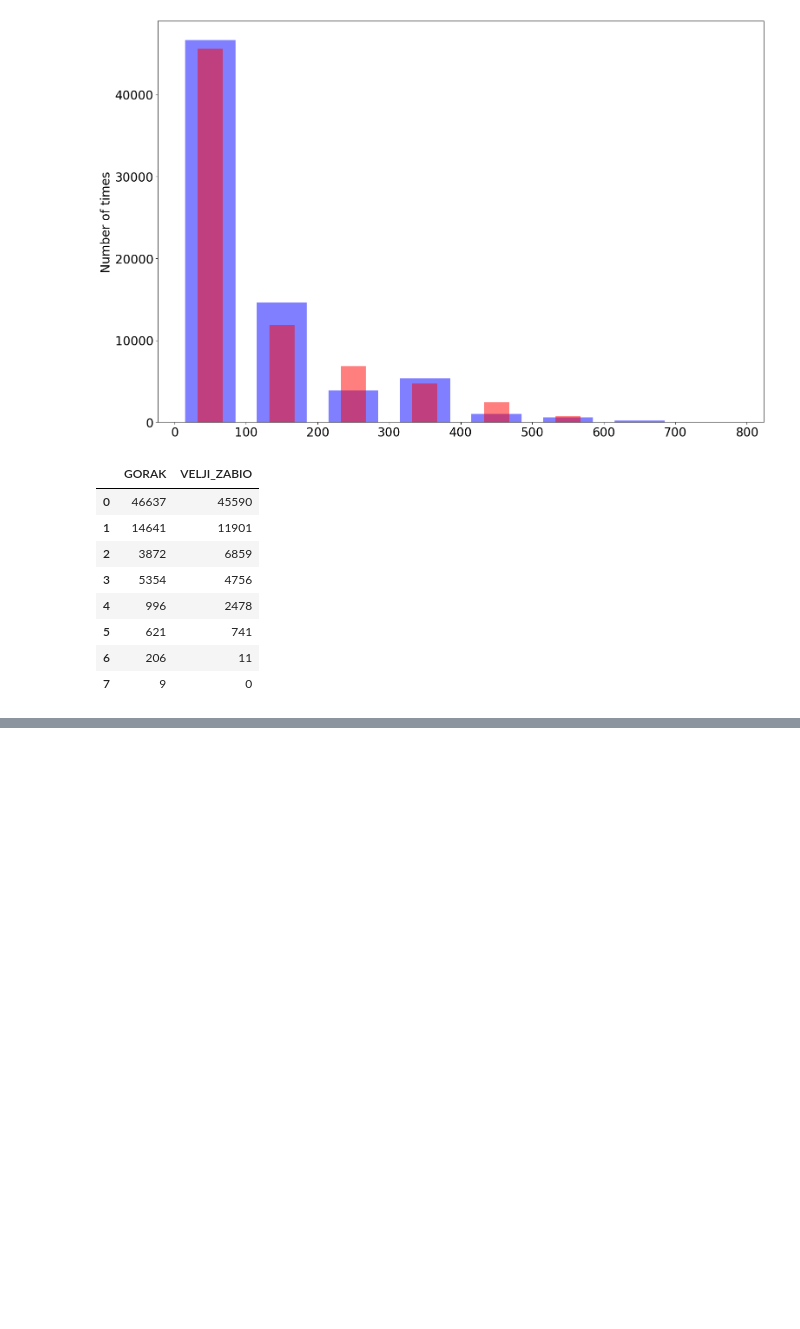
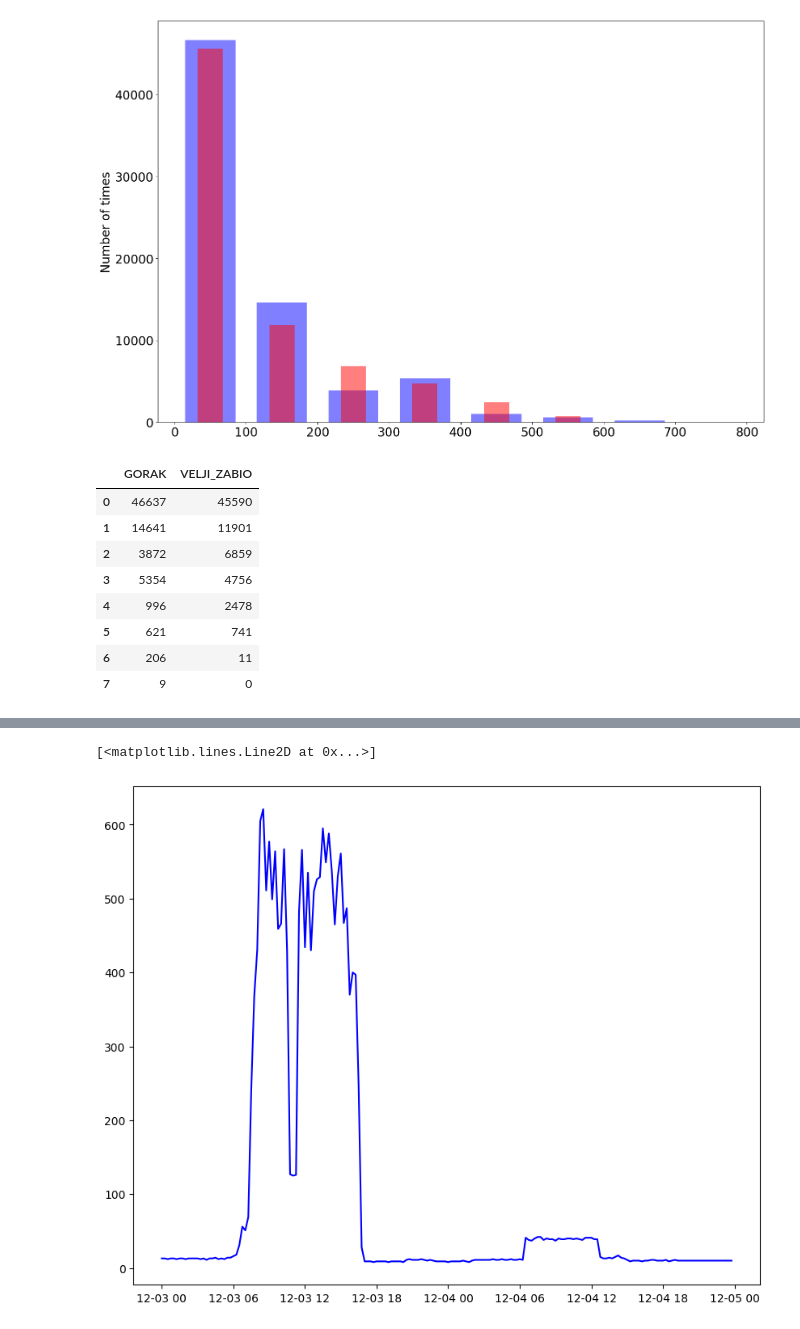
Before and after one commit to TamaraCuric/Euromix, a Jupyter notebook: euromix_gorak_velji_zabio.ipynb, the cells around one changed output, grey strips where cells are left out. Drawn from its saved outputs; the diff is of its cells as text; code cells hidden in the pictures; blank space fills up the shorter version.

```diff
--- a/euromix_gorak_velji_zabio.ipynb
+++ b/euromix_gorak_velji_zabio.ipynb
@@ -82,0 +92,7 @@ counts
+# %%
+fig, (ax1) = plt.subplots(1,1)
+fig.set_size_inches(10,8)
+plt.plot(data_Bar['GORAK_power_[kW]']['2022-12-03':'2022-12-04'],'b')
+# %% [output]
+[<matplotlib.lines.Line2D at 0x...>]
+[figure, added]
```
Also changed, not shown: parts of 2 cells of this notebook.
